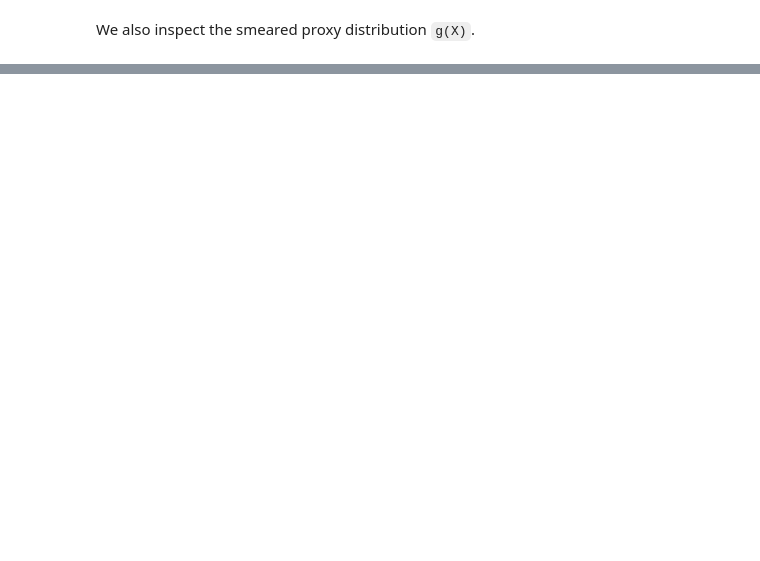
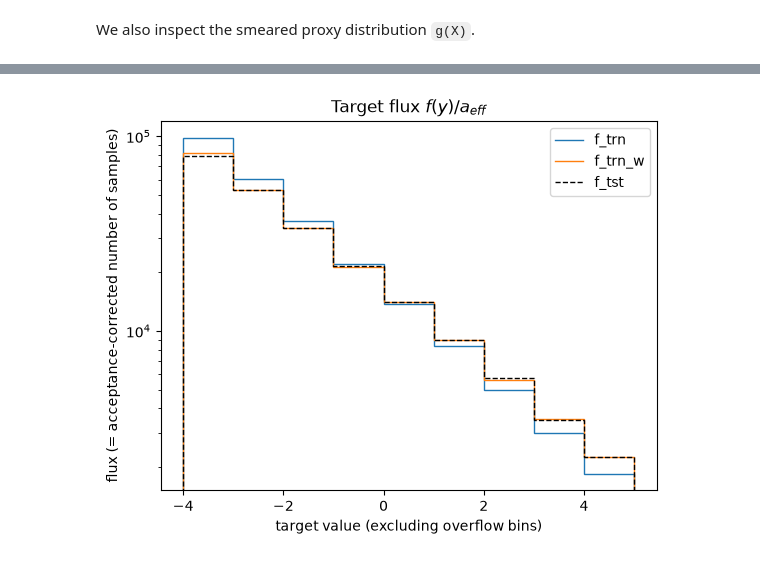
Before and after one commit to mirkobunse/caife, a Jupyter notebook: examples/quickstart.ipynb, the cells around one changed output, grey strips where cells are left out. Drawn from its saved outputs; the diff is of its cells as text; code cells hidden in the pictures; blank space fills up the shorter version.

Commit message:
Example data quickstart notebook

```diff
--- a/examples/quickstart.ipynb
+++ b/examples/quickstart.ipynb
@@ -81,0 +91,16 @@ plt.show()
+# %%
+# retrieve the effective areas for the given target bins
+a_eff = examples.create_effective_areas(target_bins)
+
+# same plot as before, but with effective areas
+plt.stairs(f_trn[1:-1] / a_eff, edges=target_bins[1:-1], label="f_trn")
+plt.stairs(f_trn_w[1:-1] / a_eff, edges=target_bins[1:-1], label="f_trn_w")
+plt.stairs(f_tst [1:-1] / a_eff, edges=target_bins[1:-1], ls="--", color="black", label="f_tst")
+plt.yscale("log")
+plt.xlabel("target value (excluding overflow bins)")
+plt.ylabel("flux (= acceptance-corrected number of samples)")
+plt.title("Target flux $f(y) / a_{eff}$")
+plt.legend()
+plt.show()
+# %% [output]
+[figure, added]
```
Also changed, not shown: parts of 27 cells of this notebook, 1 other file.
